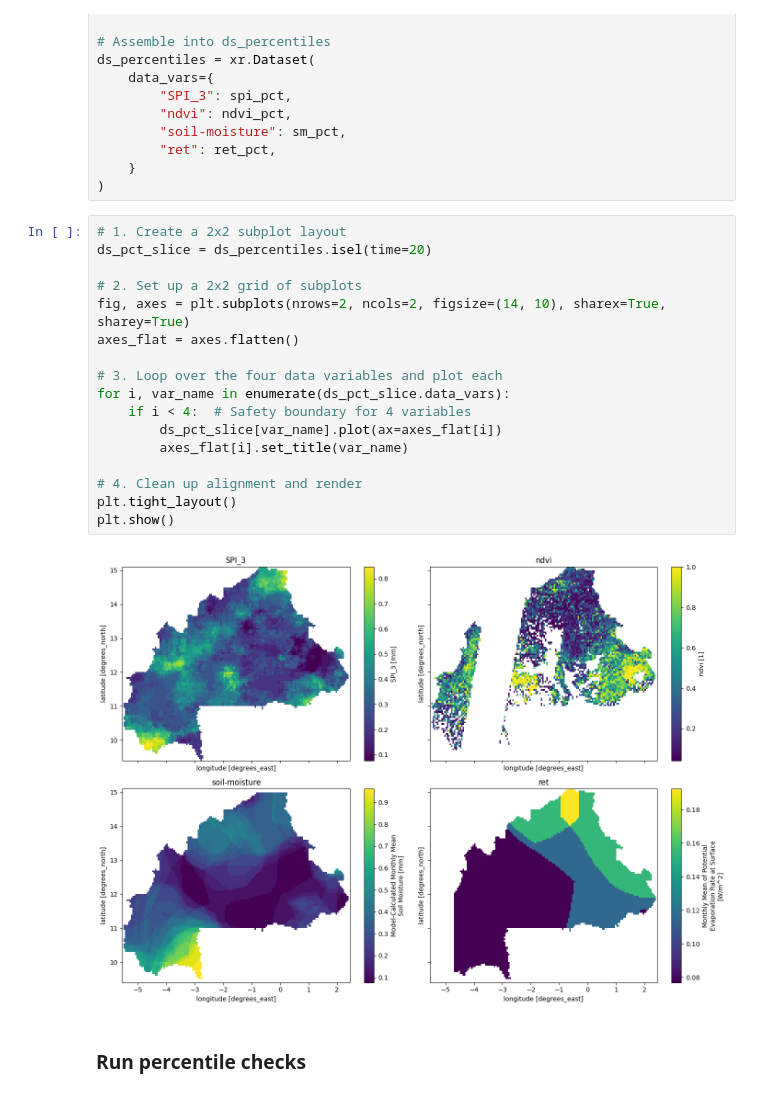
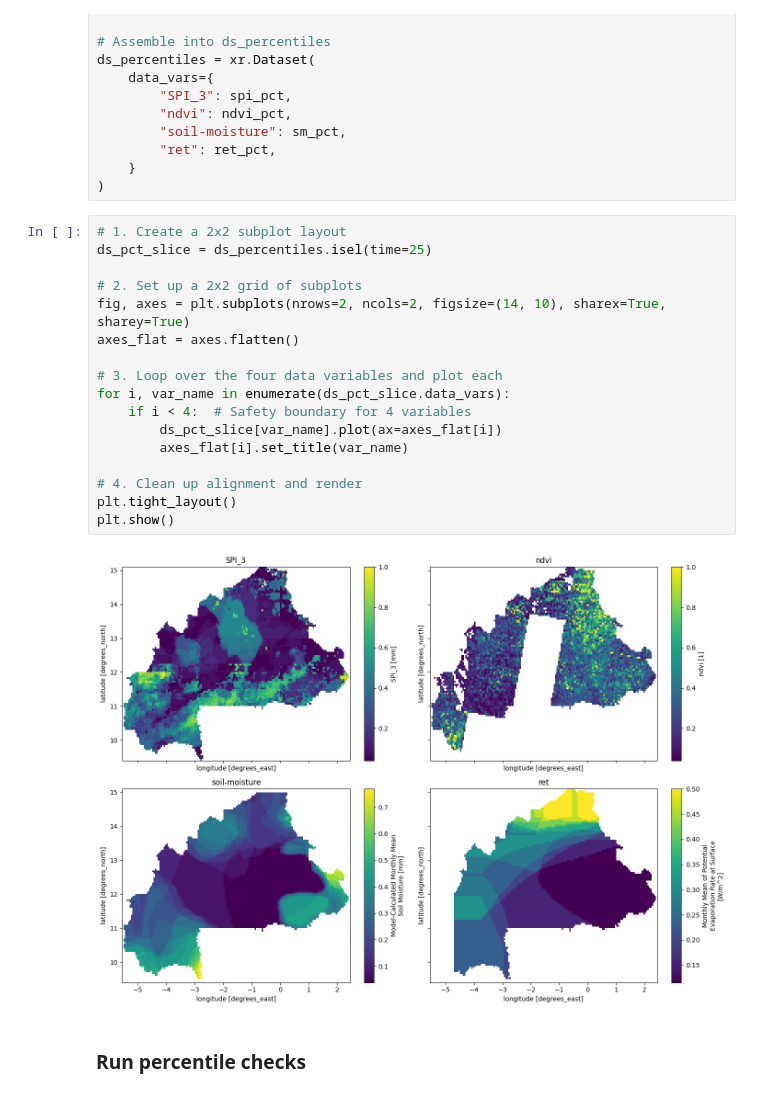
Before and after one commit to digitalearthafrica/deafrica-drought-monitor, a Jupyter notebook: Calculate_weights.ipynb, the cells around one changed output. Cells and saved outputs as stored; diff of their text form.

```diff
--- a/Calculate_weights.ipynb
+++ b/Calculate_weights.ipynb
@@ -662,23 +663,23 @@ ds_percentiles = xr.Dataset(
 )
 # %%
 # 1. Create a 2x2 subplot layout
-ds_pct_slice = ds_percentiles.isel(time=20)
+ds_pct_slice = ds_percentiles.isel(time=25)
 
 # 2. Set up a 2x2 grid of subplots
 fig, axes = plt.subplots(nrows=2, ncols=2, figsize=(14, 10), sharex=True, sharey=True)
 axes_flat = axes.flatten()
 
 # 3. Loop over the four data variables and plot each
 for i, var_name in enumerate(ds_pct_slice.data_vars):
     if i < 4:  # Safety boundary for 4 variables
         ds_pct_slice[var_name].plot(ax=axes_flat[i])
         axes_flat[i].set_title(var_name)
 
 # 4. Clean up alignment and render
 plt.tight_layout()
 plt.show()
 # %% [output]
-[figure, old version]
+[figure, new version]
 # %% [markdown]
 ### Run percentile checks
 # %%
```
Also changed, not shown: parts of 19 cells of this notebook.
